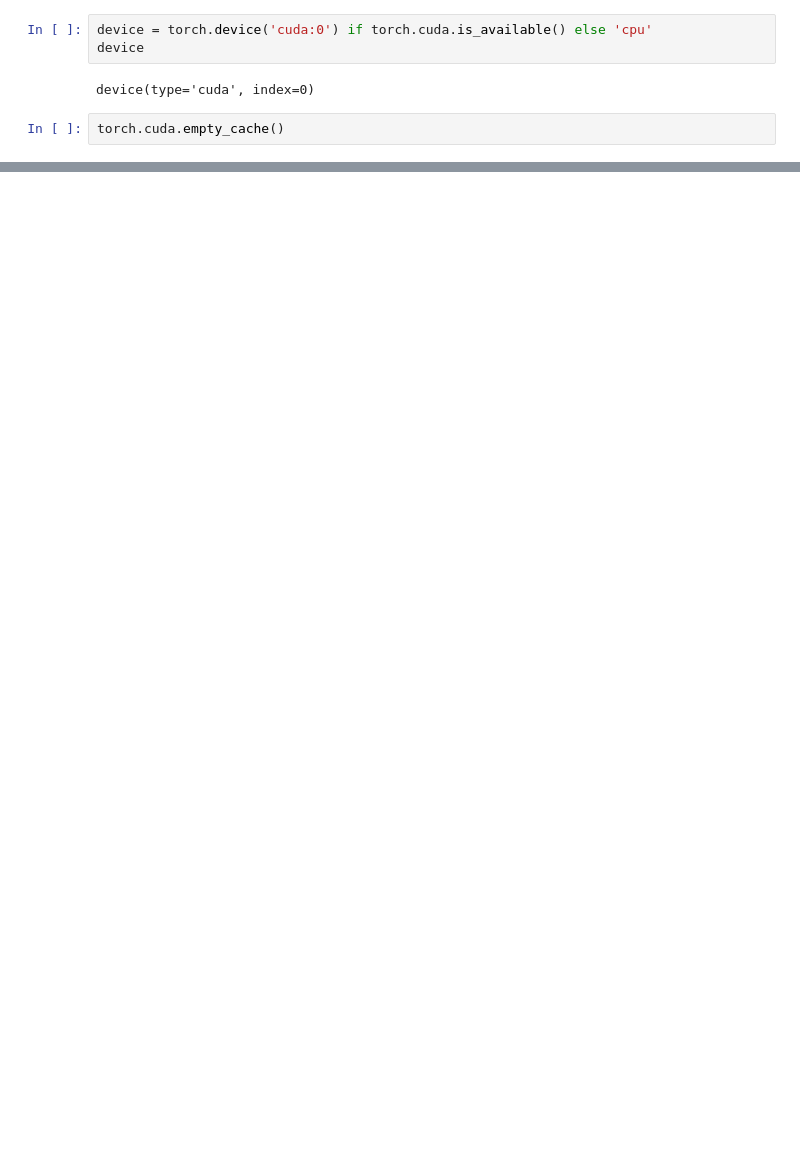
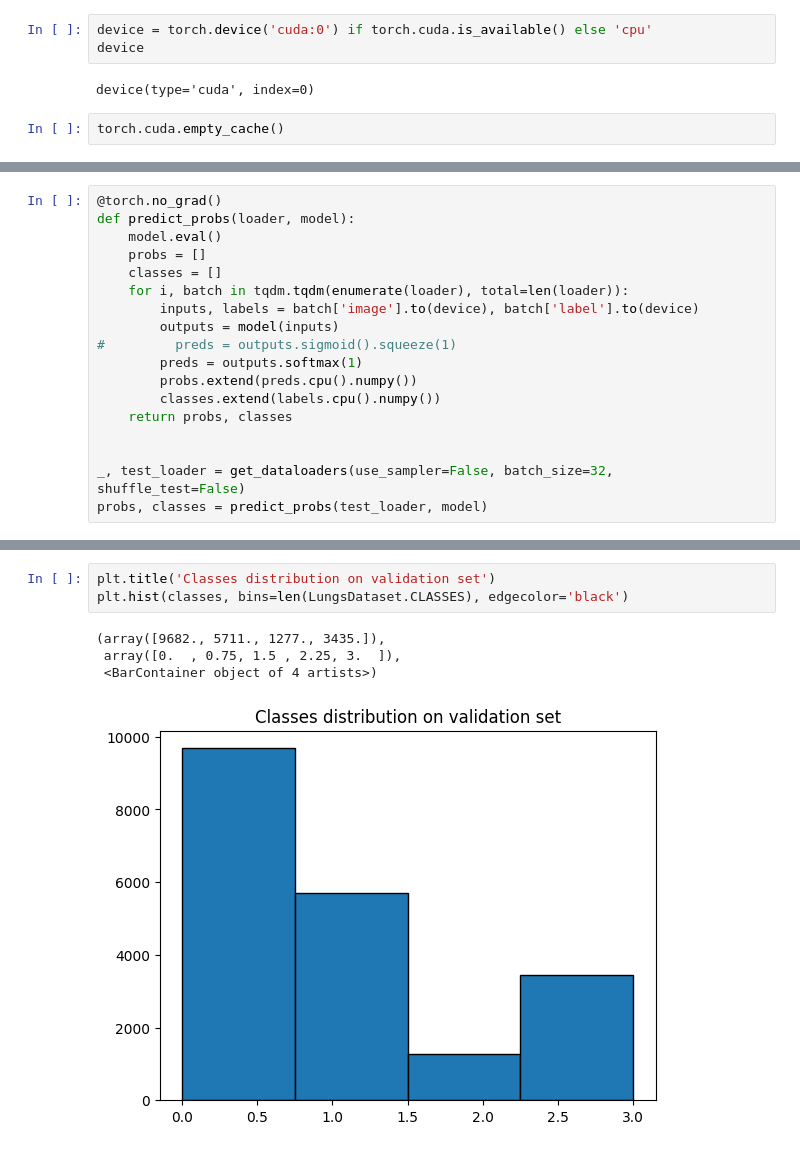
Before and after one commit to Dmytro-Shvetsov/counterfactual-search, a Jupyter notebook: covid-19-pretrain-classifier.ipynb, the cells around one changed output, grey strips where cells are left out. Saved outputs shown, nothing was run; the diff lists cells and outputs as text; blank space fills up the shorter version.

```diff
--- a/covid-19-pretrain-classifier.ipynb
+++ b/covid-19-pretrain-classifier.ipynb
@@ -479,0 +489,18 @@ weighted avg       0.99      0.99      0.99      2761
+# %%
+@torch.no_grad()
+def predict_probs(loader, model):
+    model.eval()
+    probs = []
+    classes = []
+    for i, batch in tqdm.tqdm(enumerate(loader), total=len(loader)):
+        inputs, labels = batch['image'].to(device), batch['label'].to(device)
+        outputs = model(inputs)
+#         preds = outputs.sigmoid().squeeze(1)
+        preds = outputs.softmax(1)
+        probs.extend(preds.cpu().numpy())
+        classes.extend(labels.cpu().numpy())
+    return probs, classes
+
+
+_, test_loader = get_dataloaders(use_sampler=False, batch_size=32, shuffle_test=False)
+probs, classes = predict_probs(test_loader, model)
@@ -479,0 +524,8 @@ weighted avg       0.99      0.99      0.99      2761
+# %%
+plt.title('Classes distribution on validation set')
+plt.hist(classes, bins=len(LungsDataset.CLASSES), edgecolor='black')
+# %% [output]
+(array([9682., 5711., 1277., 3435.]),
+ array([0.  , 0.75, 1.5 , 2.25, 3.  ]),
+ <BarContainer object of 4 artists>)
+[figure, added]
```
Also changed, not shown: parts of 19 cells of this notebook, 1 other file.
